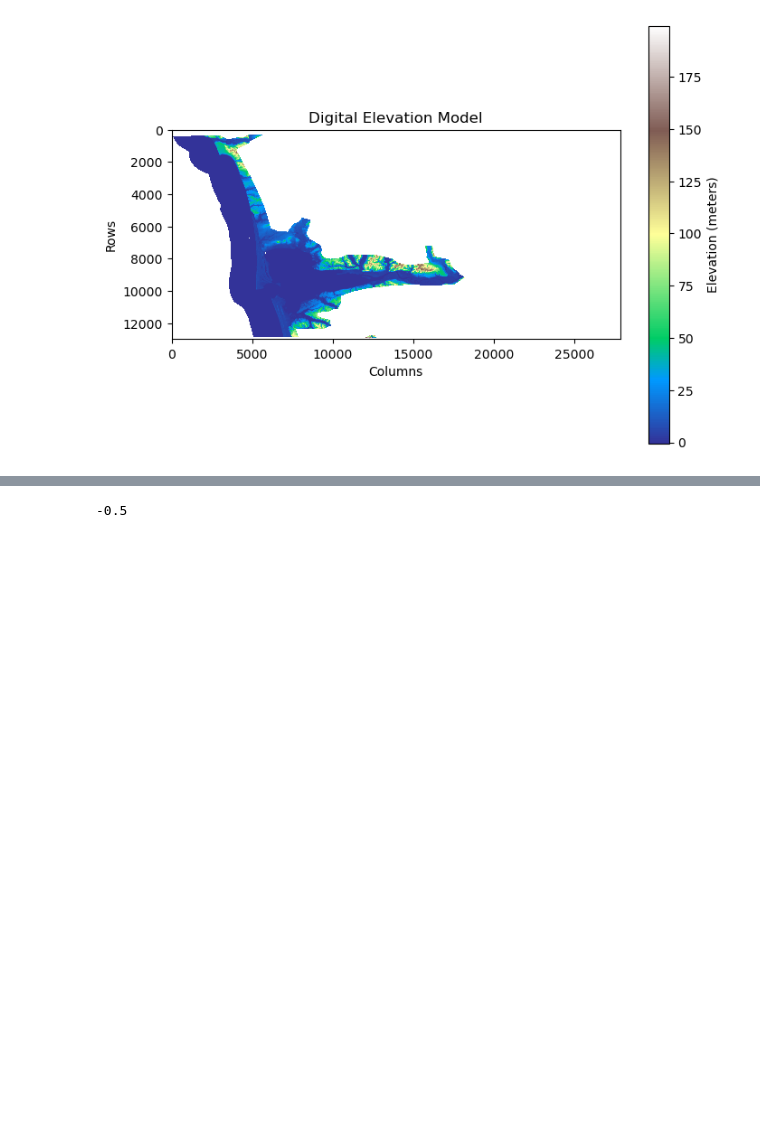
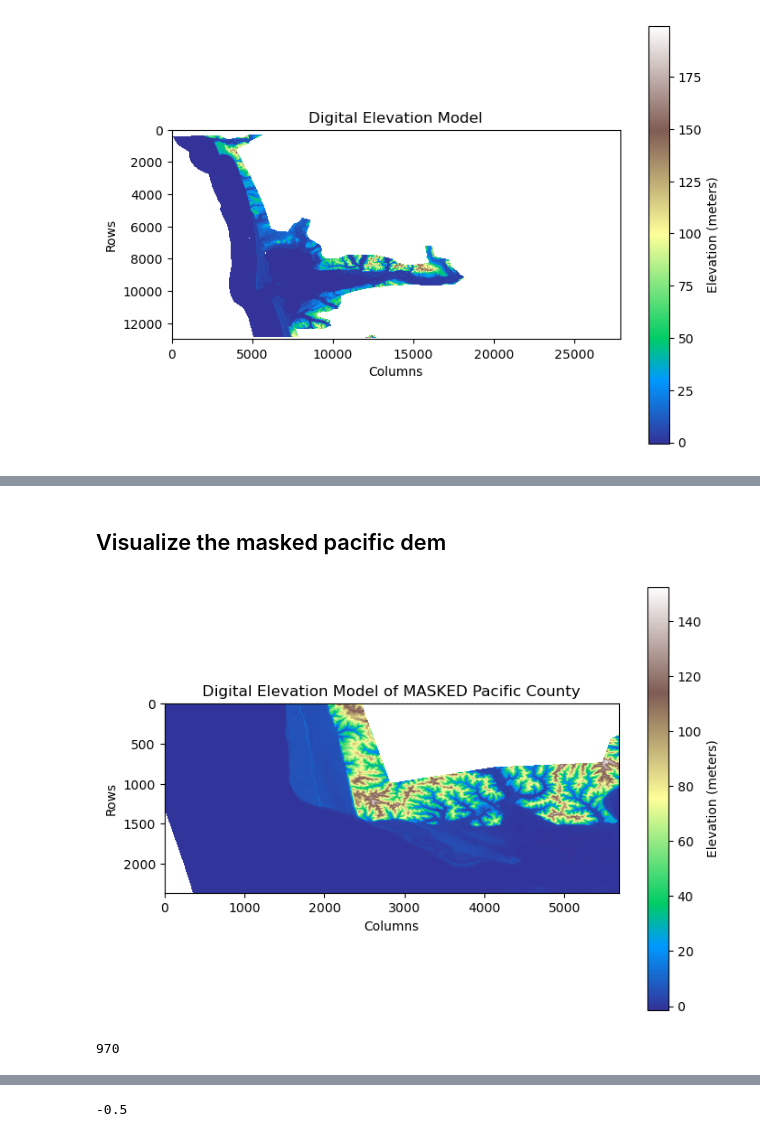
Before and after one commit to JerryLiu-96/Grays_Harbor_Storymap, a Jupyter notebook: assets/slr_method/combine_dem.ipynb, the cells around one changed output, grey strips where cells are left out. Drawn from its saved outputs; the diff is of its cells as text; code cells hidden in the pictures; blank space fills up the shorter version.

```diff
--- a/assets/slr_method/combine_dem.ipynb
+++ b/assets/slr_method/combine_dem.ipynb
@@ -109,0 +415,7 @@ NameError: name 'plt' is not defined
+# %%
+# Read the dem values of pacific county
+band_pc_masked = elev_array_pc_masked.GetRasterBand(1)  # Assuming the altitude values are in the first band
+altitude_values_pc_masked = band_pc_masked.ReadAsArray()
+
+# Print the altitude values
+print(altitude_values_pc_masked)
@@ -109,0 +436,18 @@ NameError: name 'plt' is not defined
+# %%
+altitude_values_pc_masked = np.where(altitude_values_pc_masked == -9999, np.nan, altitude_values_pc_masked)
+# %% [markdown]
+## Visualize the masked pacific dem
+# %%
+plt.figure(figsize=(8, 6))
+plt.imshow(altitude_values_pc_masked, cmap='terrain',vmin=np.nanmin(altitude_values_pc_masked),vmax=np.nanmax(altitude_values_pc_masked))  # Use 'terrain' colormap for elevation
+plt.colorbar(label='Elevation (meters)')
+plt.title('Digital Elevation Model of MASKED Pacific County')
+plt.xlabel('Columns')
+plt.ylabel('Rows')
+plt.show()
+# %% [output]
+[figure, added]
+# %%
+len(np.unique(altitude_values_pc_masked[0]))
+# %% [output]
+970
```
Also changed, not shown: parts of 65 cells of this notebook, 2 other files.
